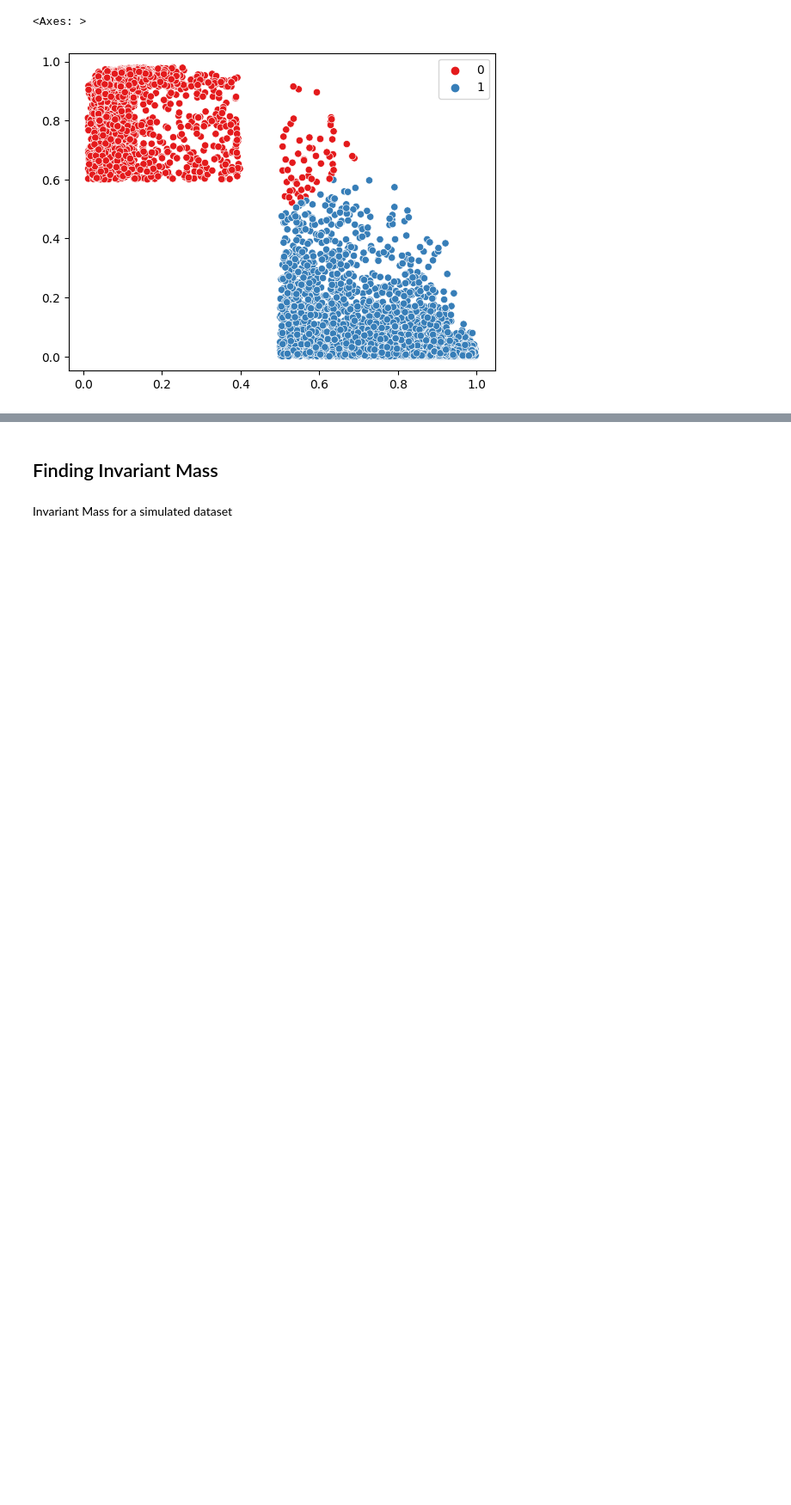
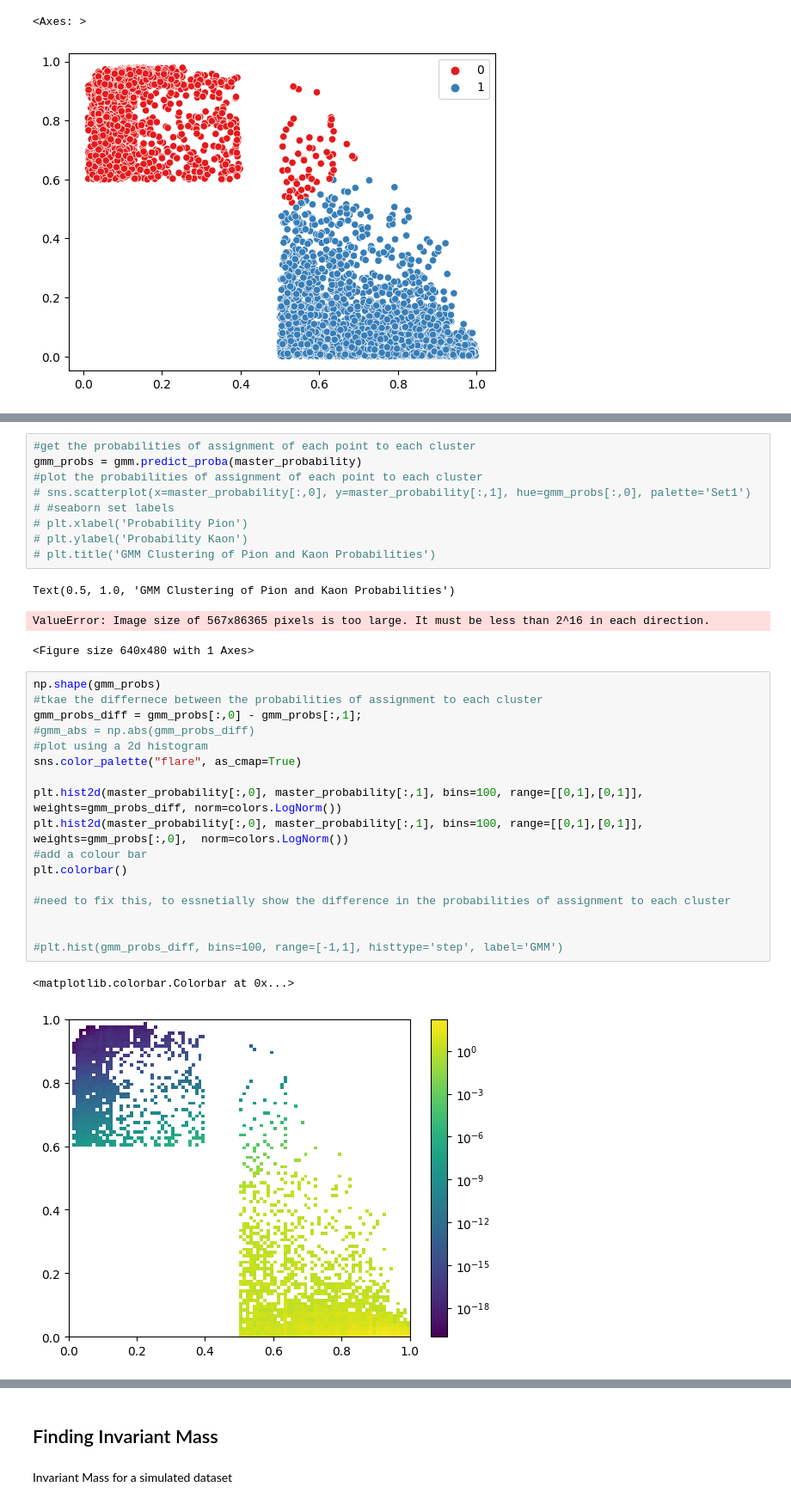
Before and after one commit to aavashsubedi/labs_yr3, a Jupyter notebook: matter_antimatter/aavash.ipynb, the cells around one changed output, grey strips where cells are left out. Shown at 86% size. Cells and saved outputs as stored; diff of their text form; blank space fills up the shorter version.

```diff
--- a/matter_antimatter/aavash.ipynb
+++ b/matter_antimatter/aavash.ipynb
@@ -282,0 +287,33 @@ sns.scatterplot(x=master_probability[:,0], y=master_probability[:,1], hue=gmm.pr
+# %%
+#get the probabilities of assignment of each point to each cluster
+gmm_probs = gmm.predict_proba(master_probability)
+#plot the probabilities of assignment of each point to each cluster
+# sns.scatterplot(x=master_probability[:,0], y=master_probability[:,1], hue=gmm_probs[:,0], palette='Set1')
+# #seaborn set labels
+# plt.xlabel('Probability Pion')
+# plt.ylabel('Probability Kaon')
+# plt.title('GMM Clustering of Pion and Kaon Probabilities')
+# %% [output]
+Text(0.5, 1.0, 'GMM Clustering of Pion and Kaon Probabilities')
+ValueError: Image size of 567x86365 pixels is too large. It must be less than 2^16 in each direction.
+<Figure size 640x480 with 1 Axes>
+# %%
+np.shape(gmm_probs)
+#tkae the differnece between the probabilities of assignment to each cluster
+gmm_probs_diff = gmm_probs[:,0] - gmm_probs[:,1];
+#gmm_abs = np.abs(gmm_probs_diff)
+#plot using a 2d histogram
+sns.color_palette("flare", as_cmap=True)
+
+plt.hist2d(master_probability[:,0], master_probability[:,1], bins=100, range=[[0,1],[0,1]], weights=gmm_probs_diff, norm=colors.LogNorm())
+plt.hist2d(master_probability[:,0], master_probability[:,1], bins=100, range=[[0,1],[0,1]], weights=gmm_probs[:,0],  norm=colors.LogNorm())
+#add a colour bar
+plt.colorbar()
+
+#need to fix this, to essnetially show the difference in the probabilities of assignment to each cluster
+
+
+#plt.hist(gmm_probs_diff, bins=100, range=[-1,1], histtype='step', label='GMM')
+# %% [output]
+<matplotlib.colorbar.Colorbar at 0x...>
+[figure, added]
```
Also changed, not shown: parts of 5 cells of this notebook.
